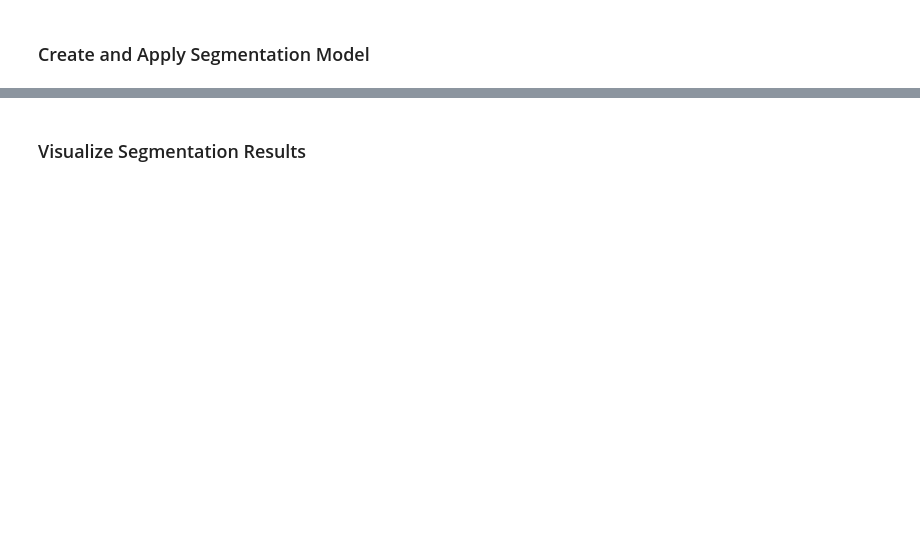
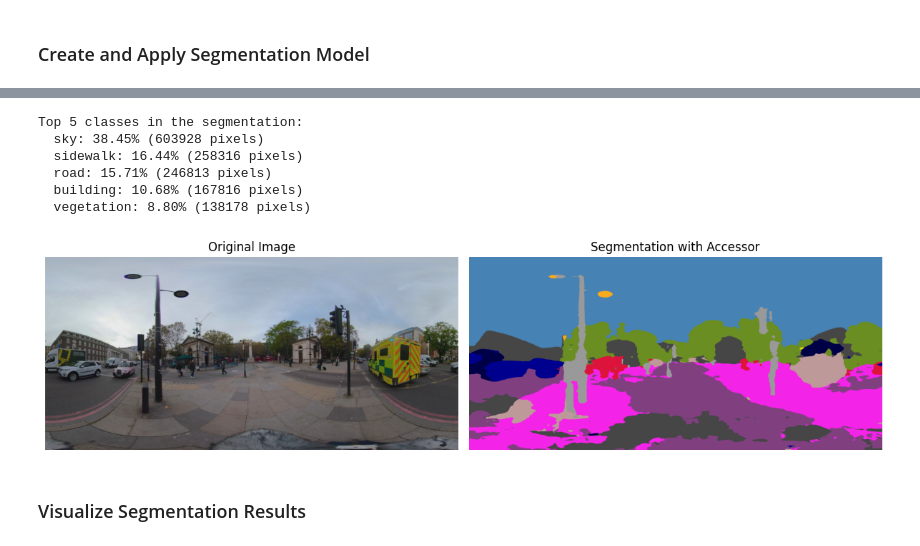
Before and after one commit to MitchellAcoustics/cityseg, a Jupyter notebook: docs/demos/component_demo.ipynb, the cells around one changed output, grey strips where cells are left out. Drawn from its saved outputs; the diff is of its cells as text; code cells hidden in the pictures; blank space fills up the shorter version.

```diff
--- a/docs/demos/component_demo.ipynb
+++ b/docs/demos/component_demo.ipynb
@@ -148,3 +432,40 @@ Sample class labels:
+# %%
+# Let's use our custom SegmentationAccessor to work with the data
+# The accessor is available via .seg namespace
+
+# Let's get class statistics
+class_stats = data.seg.class_statistics()
+top_classes = sorted(
+    class_stats.items(), key=lambda x: x[1]["percentage"], reverse=True
+)[:5]
+
+print("Top 5 classes in the segmentation:")
+for class_name, stats in top_classes:
+    print(f"  {class_name}: {stats['percentage']:.2f}% ({stats['pixel_count']} pixels)")
+
+# Generate colored visualization using the accessor
+plt.figure(figsize=(12, 6))
+
+plt.subplot(1, 2, 1)
+plt.title("Original Image")
+plt.imshow(data.image.values)
+plt.axis("off")
+
+plt.subplot(1, 2, 2)
+plt.title("Segmentation with Accessor")
+plt.imshow(data.seg.get_colored_segmentation().values)
+plt.axis("off")
+
+plt.tight_layout()
+plt.show()
+# %% [output]
+Top 5 classes in the segmentation:
+  sky: 38.45% (603928 pixels)
+  sidewalk: 16.44% (258316 pixels)
+  road: 15.71% (246813 pixels)
+  building: 10.68% (167816 pixels)
+  vegetation: 8.80% (138178 pixels)
+[figure, added]
 # %% [markdown]
 ### Visualize Segmentation Results
 # %%
```
Also changed, not shown: parts of 25 cells of this notebook.
